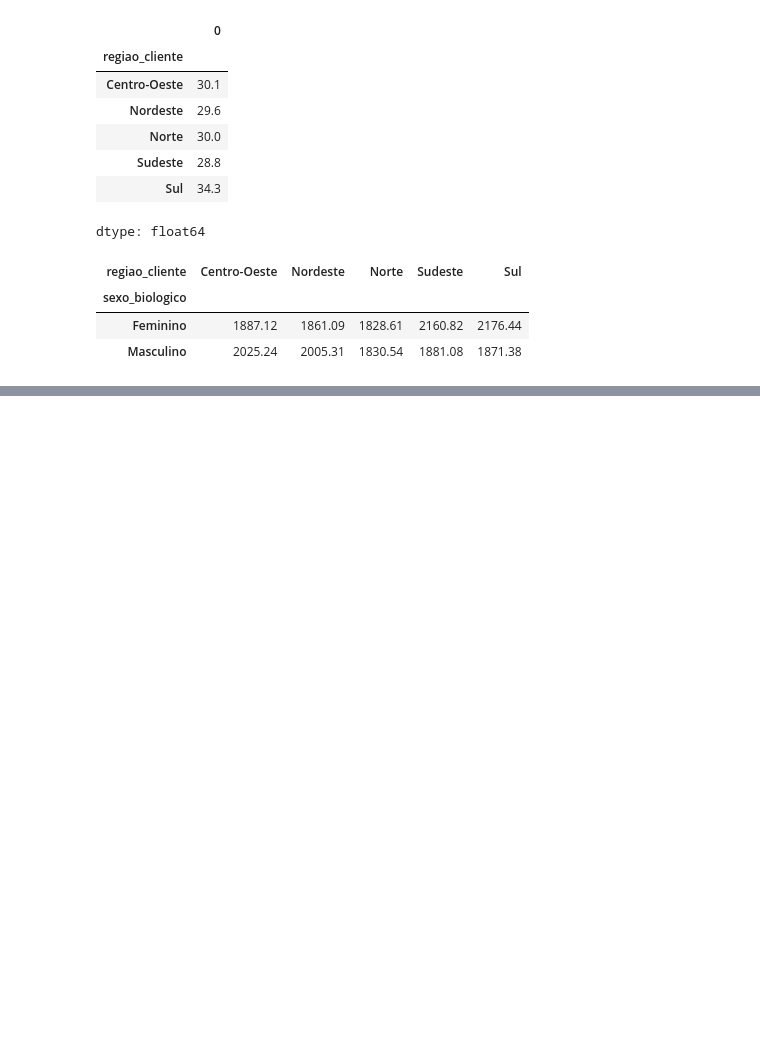
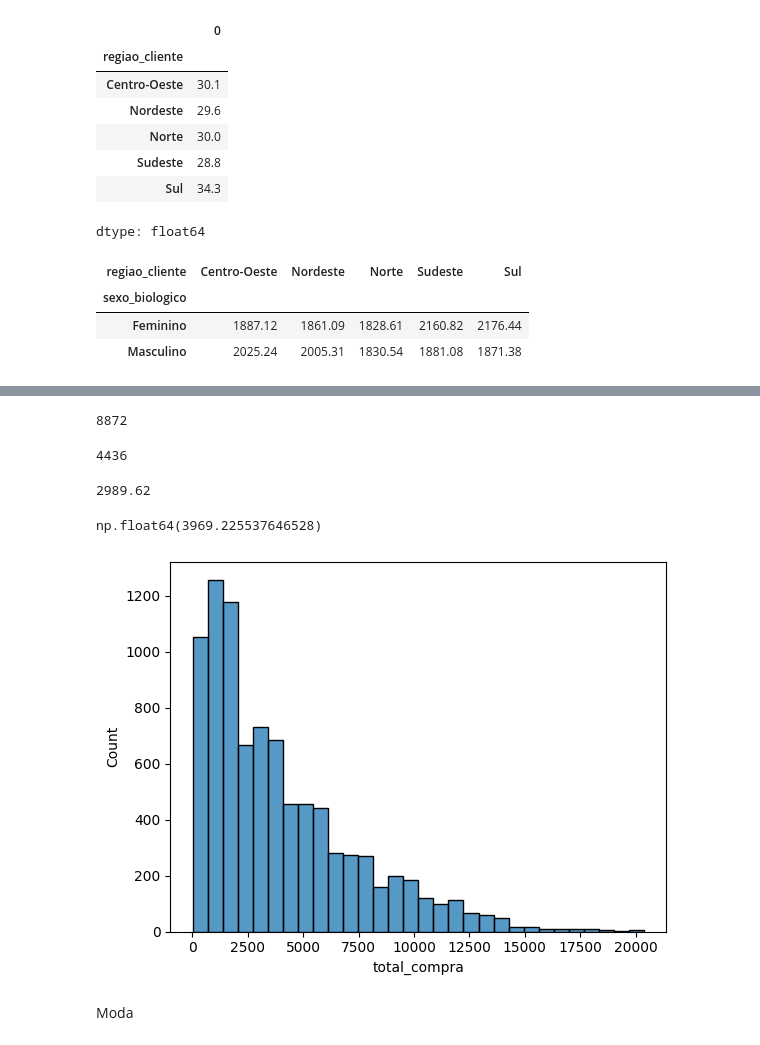
Before and after one commit to EmilyCarla/ONE_DataScience, a Jupyter notebook: EstatisticaComPython.ipynb, the cells around one changed output, grey strips where cells are left out. Drawn from its saved outputs; the diff is of its cells as text; code cells hidden in the pictures; blank space fills up the shorter version.

Commit message:
add aula 3 - analisando tendencia dos dados

```diff
--- a/EstatisticaComPython.ipynb
+++ b/EstatisticaComPython.ipynb
@@ -284,0 +342,5 @@ ticket_medio
+# %%
+#vendas na regiao nordeste
+dados_nordeste = df[(df['regiao_cliente'] == 'Nordeste') & (df['categoria_produto'] == 'Eletrônicos')]
+dados_nordeste = dados_nordeste.sort_values('total_compra')
+dados_nordeste.head()
@@ -284,0 +354,10 @@ ticket_medio
+# %%
+n = len(dados_nordeste)
+n
+# %% [output]
+8872
+# %%
+elemento_md = int(n/2)
+elemento_md
+# %% [output]
+4436
@@ -284,0 +367,15 @@ ticket_medio
+# %%
+dados_nordeste.total_compra.median()
+# %% [output]
+2989.62
+# %%
+dados_nordeste.total_compra.mean()
+# %% [output]
+np.float64(3969.225537646528)
+# %%
+sns.histplot(dados_nordeste.total_compra, bins=30)
+plt.show()
+# %% [output]
+[figure, added]
+# %% [markdown]
+Moda
```
Also changed, not shown: parts of 18 cells of this notebook.
